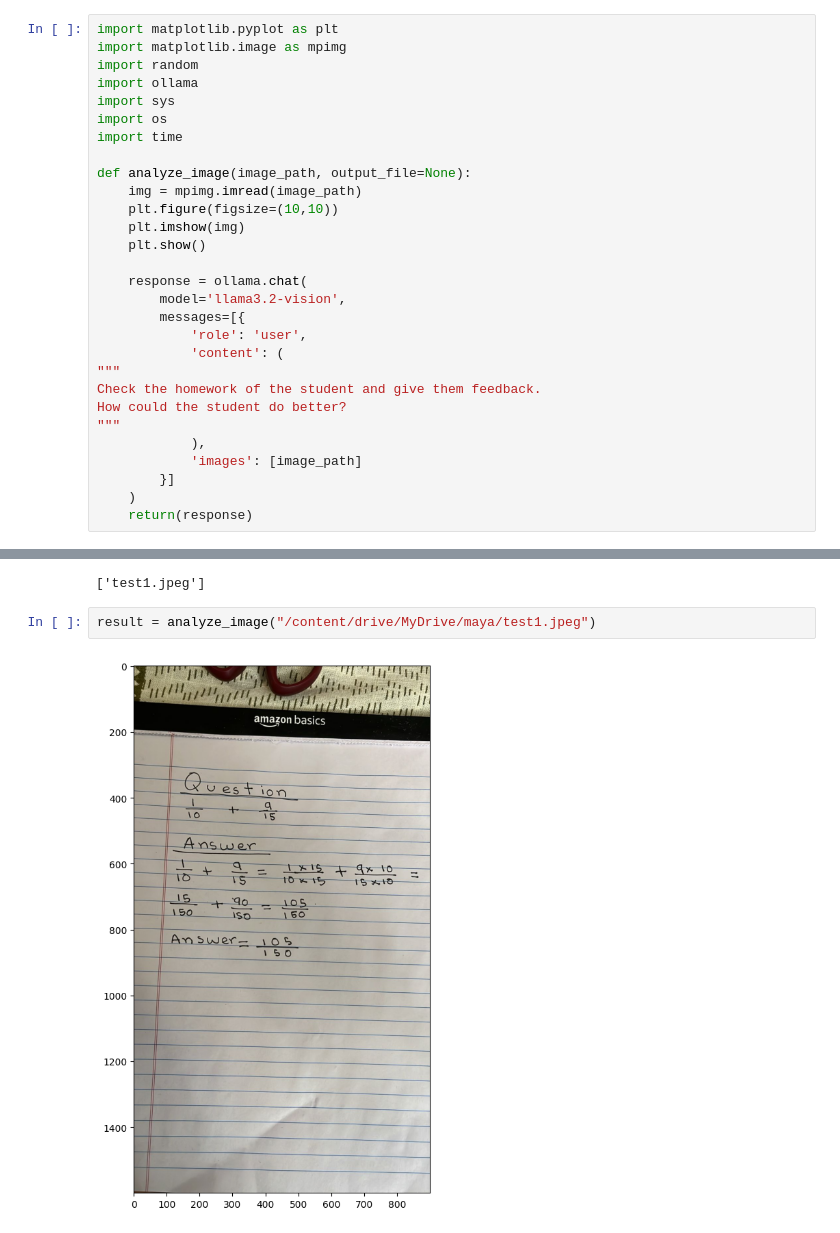
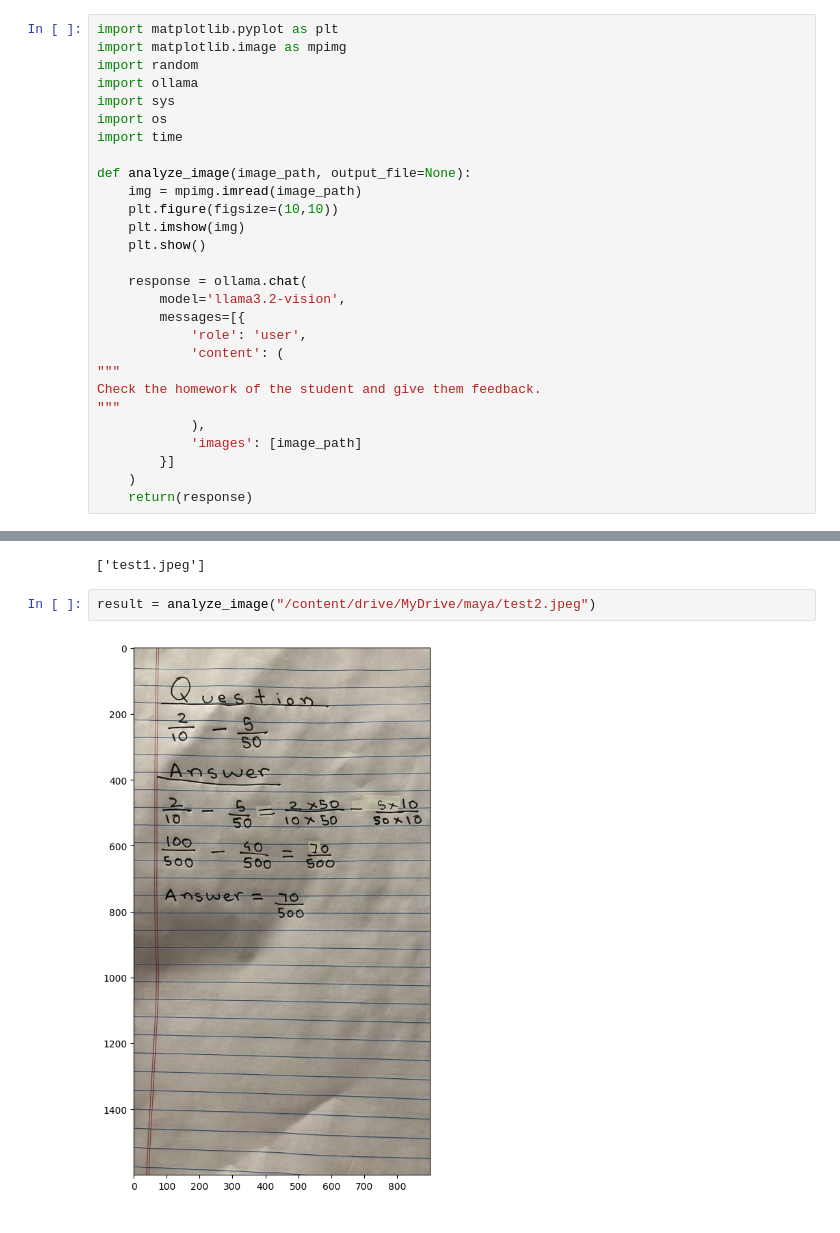
Before and after one commit to mayaketkar/Test.1, a Jupyter notebook: Maya_Hackathon_Tutorial.ipynb, the cells around one changed output, grey strips where cells are left out. Cells and saved outputs as stored; diff of their text form.

```diff
--- a/Maya_Hackathon_Tutorial.ipynb
+++ b/Maya_Hackathon_Tutorial.ipynb
@@ -95,7 +95,6 @@ def analyze_image(image_path, output_file=None):
             'content': (
 """
 Check the homework of the student and give them feedback.
-How could the student do better?
 """
             ),
             'images': [image_path]
@@ -114,9 +113,9 @@ os.listdir("/content/drive/MyDrive/maya")
 # %% [output]
 ['test1.jpeg']
 # %%
-result = analyze_image("/content/drive/MyDrive/maya/test1.jpeg")
+result = analyze_image("/content/drive/MyDrive/maya/test2.jpeg")
 # %% [output]
-[figure, old version]
+[figure, new version]
 # %%
 from IPython.display import display, Markdown
 display(Markdown(result.model_dump()["message"]["content"]))
```
Also changed, not shown: parts of 1 cell of this notebook.
